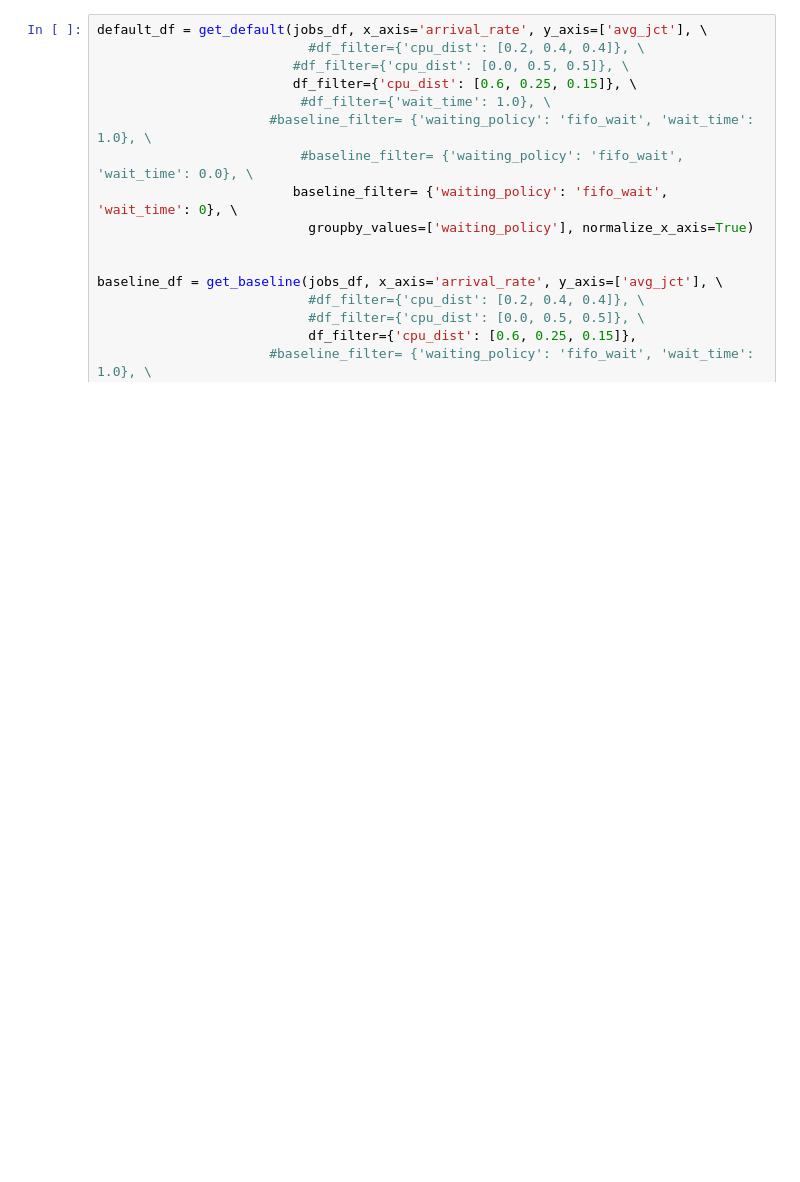
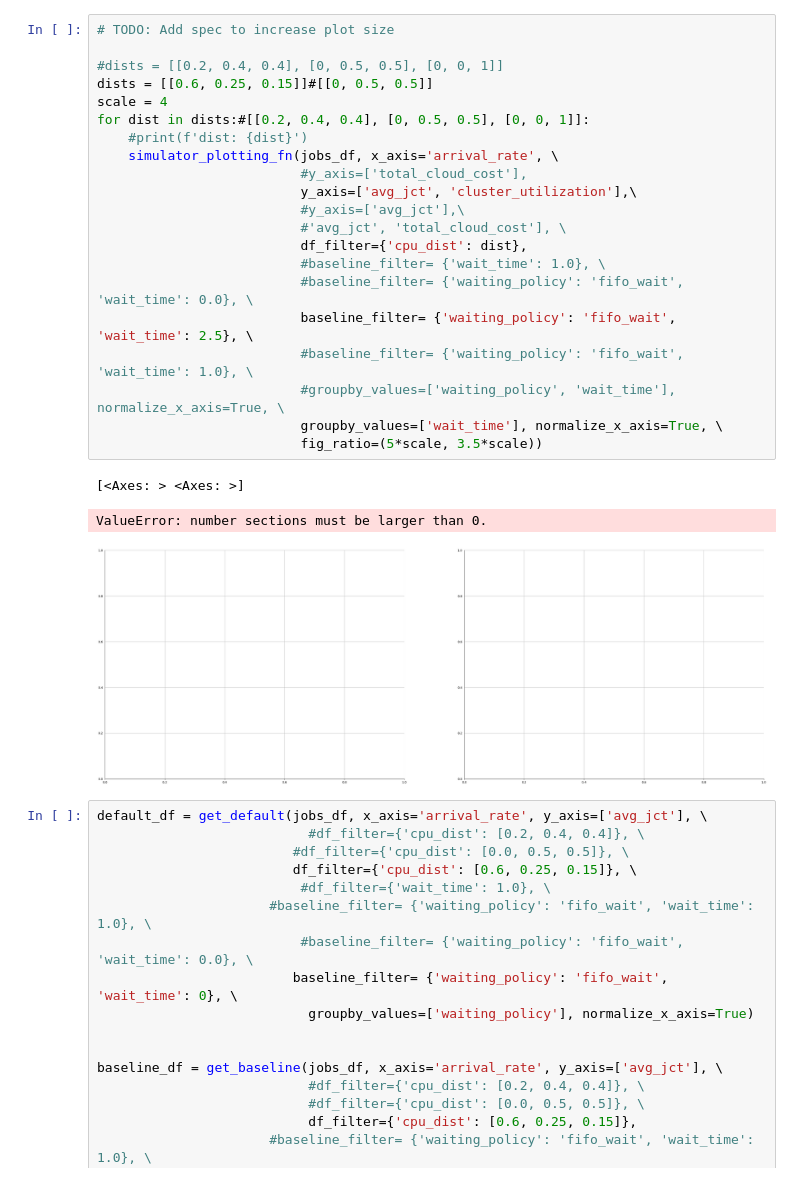
Before and after one commit to romilbhardwaj/starburst, a Jupyter notebook: starburst/utils/evaluation.ipynb, the cells around one changed output. Cells and saved outputs as stored; diff of their text form; blank space fills up the shorter version.

```diff
--- a/starburst/utils/evaluation.ipynb
+++ b/starburst/utils/evaluation.ipynb
@@ -547,3 +636,28 @@ jobs_df
+# %%
+# TODO: Add spec to increase plot size
+
+#dists = [[0.2, 0.4, 0.4], [0, 0.5, 0.5], [0, 0, 1]]
+dists = [[0.6, 0.25, 0.15]]#[[0, 0.5, 0.5]]
+scale = 4
+for dist in dists:#[[0.2, 0.4, 0.4], [0, 0.5, 0.5], [0, 0, 1]]:
+    #print(f'dist: {dist}')
+    simulator_plotting_fn(jobs_df, x_axis='arrival_rate', \
+                          #y_axis=['total_cloud_cost'],
+                          y_axis=['avg_jct', 'cluster_utilization'],\
+                          #y_axis=['avg_jct'],\
+                          #'avg_jct', 'total_cloud_cost'], \
+                          df_filter={'cpu_dist': dist},
+                          #baseline_filter= {'wait_time': 1.0}, \
+                          #baseline_filter= {'waiting_policy': 'fifo_wait', 'wait_time': 0.0}, \
+                          baseline_filter= {'waiting_policy': 'fifo_wait', 'wait_time': 2.5}, \
+                          #baseline_filter= {'waiting_policy': 'fifo_wait', 'wait_time': 1.0}, \
+                          #groupby_values=['waiting_policy', 'wait_time'], normalize_x_axis=True, \
+                          groupby_values=['wait_time'], normalize_x_axis=True, \
+                          fig_ratio=(5*scale, 3.5*scale))
+# %% [output]
+[<Axes: > <Axes: >]
+ValueError: number sections must be larger than 0.
+[figure, added]
 # %%
 default_df = get_default(jobs_df, x_axis='arrival_rate', y_axis=['avg_jct'], \
                            #df_filter={'cpu_dist': [0.2, 0.4, 0.4]}, \
```
Also changed, not shown: parts of 12 cells of this notebook.
